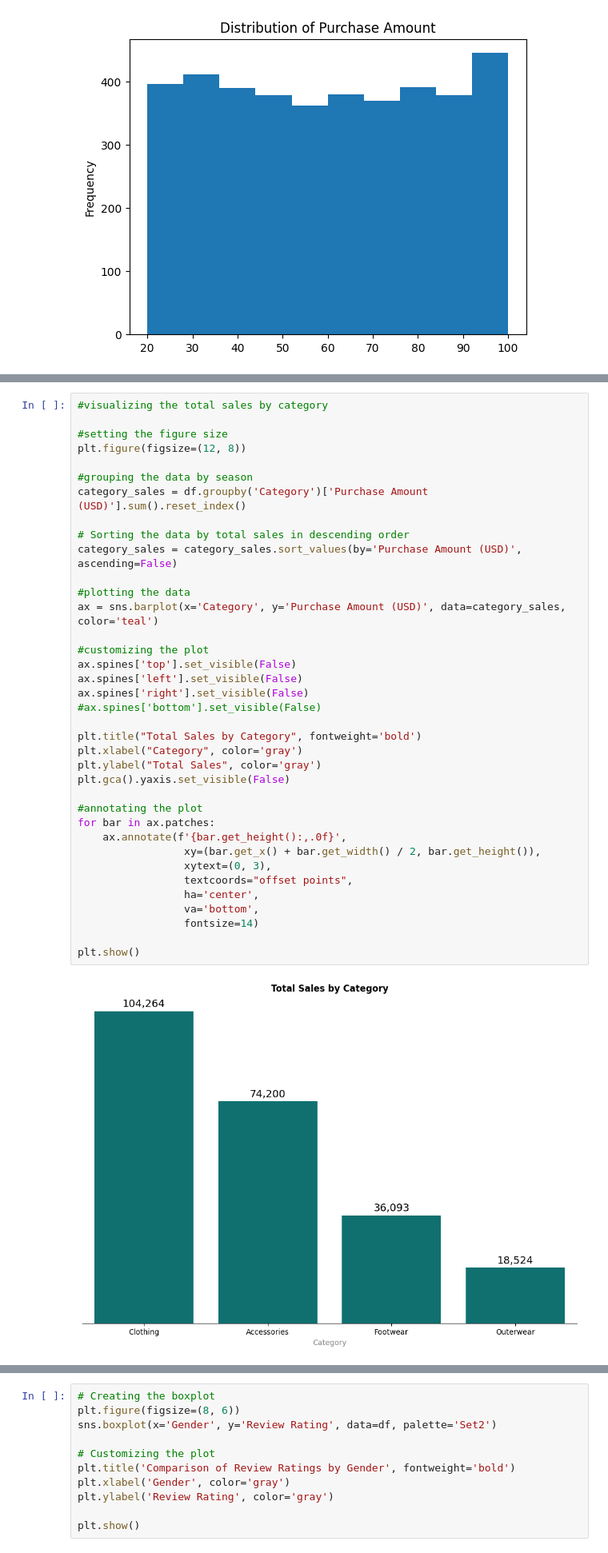
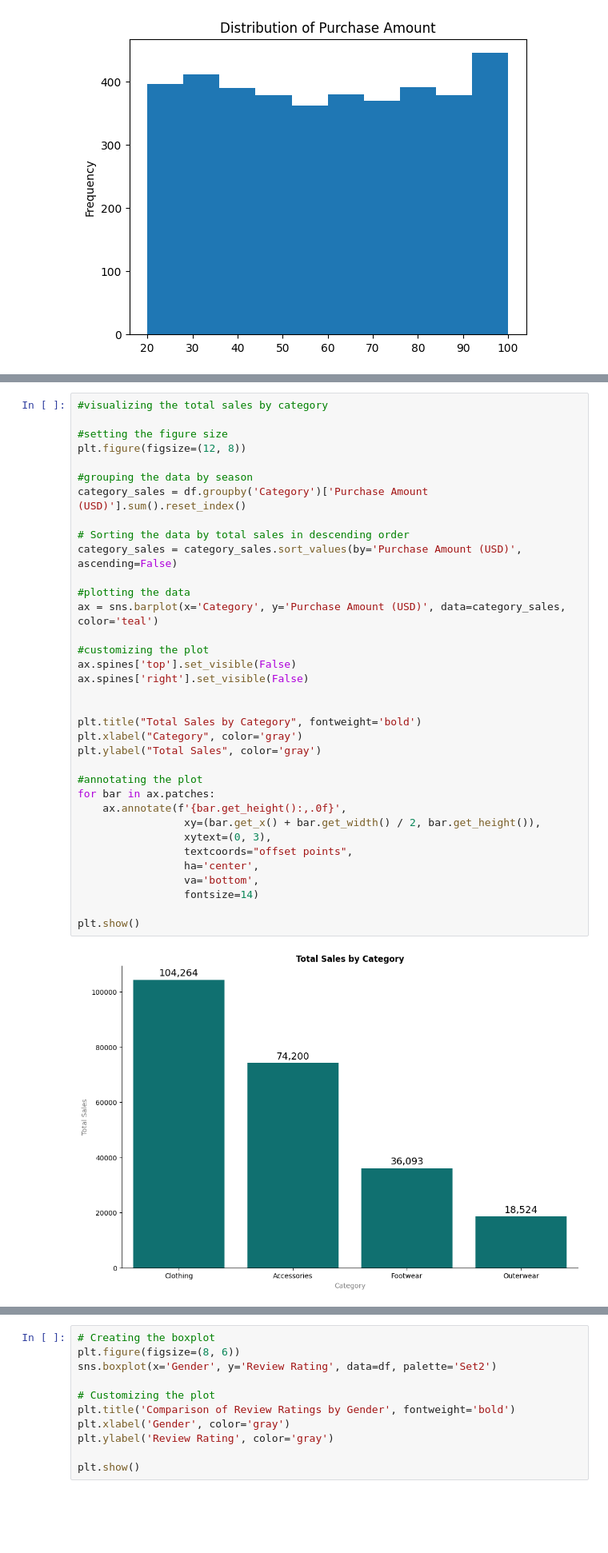
Before and after one commit to Murega14/customer_shopping_trends, a Jupyter notebook: index.ipynb, the cells around one changed output, grey strips where cells are left out. Shown: that part at 80% size. Saved outputs shown, nothing was run; the diff lists cells and outputs as text; blank space fills up the shorter version.

```diff
--- a/index.ipynb
+++ b/index.ipynb
@@ -197,35 +199,33 @@ plt.figure(figsize=(12, 8))
 
 #grouping the data by season
 category_sales = df.groupby('Category')['Purchase Amount (USD)'].sum().reset_index()
 
 # Sorting the data by total sales in descending order
 category_sales = category_sales.sort_values(by='Purchase Amount (USD)', ascending=False)
 
 #plotting the data
 ax = sns.barplot(x='Category', y='Purchase Amount (USD)', data=category_sales, color='teal')
 
 #customizing the plot
 ax.spines['top'].set_visible(False)
-ax.spines['left'].set_visible(False)
 ax.spines['right'].set_visible(False)
-#ax.spines['bottom'].set_visible(False)
+
 
 plt.title("Total Sales by Category", fontweight='bold')
 plt.xlabel("Category", color='gray')
 plt.ylabel("Total Sales", color='gray')
-plt.gca().yaxis.set_visible(False)
 
 #annotating the plot
 for bar in ax.patches:
     ax.annotate(f'{bar.get_height():,.0f}',
                  xy=(bar.get_x() + bar.get_width() / 2, bar.get_height()),
                  xytext=(0, 3),
                  textcoords="offset points",
                  ha='center',
                  va='bottom',
                  fontsize=14)
 
 plt.show()
 # %% [output]
-[figure, old version]
+[figure, new version]
 # %%
```
Also changed, not shown: parts of 7 cells of this notebook.
